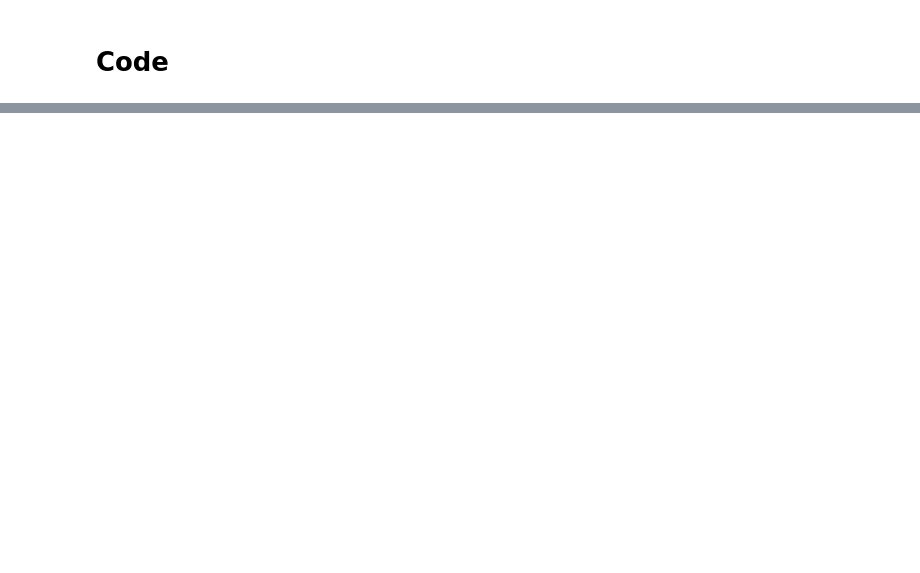
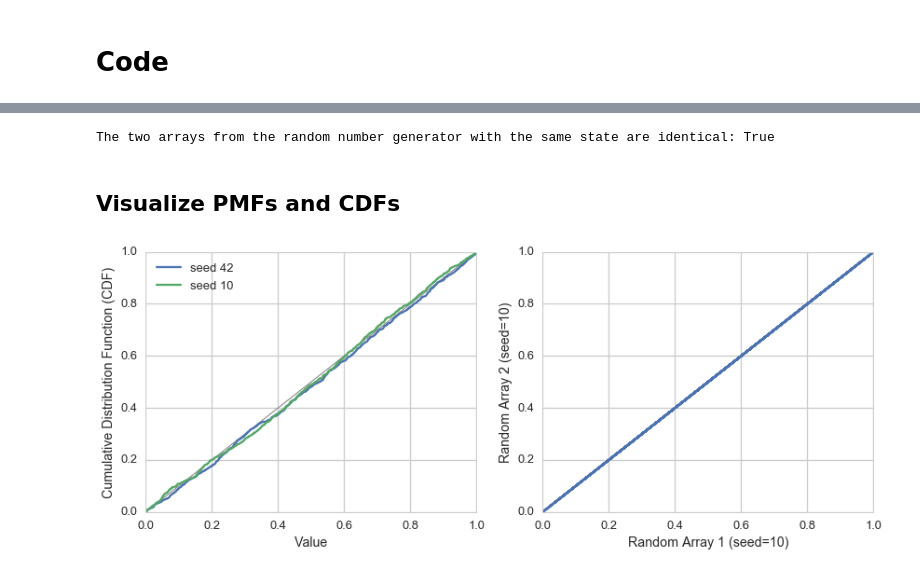
Before and after one commit to anhlbt/dsp, a Jupyter notebook: statistics/4-2-random_dist.ipynb, the cells around one changed output, grey strips where cells are left out. Drawn from its saved outputs; the diff is of its cells as text; code cells hidden in the pictures; blank space fills up the shorter version.

```diff
--- a/statistics/4-2-random_dist.ipynb
+++ b/statistics/4-2-random_dist.ipynb
@@ -94,0 +77,20 @@ compare_42 = stats.norm.cdf(xdata_42, loc=0.0, scale=1.0)
+# %%
+size = 1000
+
+# Random data with seed of 42
+random.seed(42)
+
+rand_42 = generate_array(size)
+pmf_42 = make_PMF(rand_42)
+cdf_42 = make_CDF(pmf_42)
+
+# Random data with seed of 10
+random.seed(10)
+state = random.getstate()
+
+rand_10 = generate_array(size)
+pmf_10 = make_PMF(rand_10)
+cdf_10 = make_CDF(pmf_10)
+
+random.setstate(state)
+rand_10_2 = generate_array(size) # second random array
@@ -94,0 +101,29 @@ compare_42 = stats.norm.cdf(xdata_42, loc=0.0, scale=1.0)
+# %%
+are_identical = np.allclose(rand_10, rand_10_2)
+print('The two arrays from the random number generator with the same state are identical: {}'.format(are_identical))
+# %% [output]
+The two arrays from the random number generator with the same state are identical: True
+# %% [markdown]
+## Visualize PMFs and CDFs
+# %%
+sns.set_context('talk')
+sns.set_style('whitegrid')
+
+fig, [ax1, ax2] = plt.subplots(ncols=2)
+fig.set_size_inches(14, 5)
+
+ax1.plot([0,1], [0,1], color='gray', lw=1.0)
+cdf_42.plot('value', 'prob', ax=ax1, label='seed 42')
+cdf_10.plot('value', 'prob', ax=ax1, label='seed 10')
+
+ax1.set_xlim((0,1))
+ax1.set_ylim((0,1))
+ax1.set_xlabel('Value')
+ax1.set_ylabel('Cumulative Distribution Function (CDF)')
+ax1.legend(loc=0)
+
+ax2.plot(rand_10, rand_10_2, marker='', ls='-')
+ax2.set_xlabel('Random Array 1 (seed=10)')
+_ = ax2.set_ylabel('Random Array 2 (seed=10)')
+# %% [output]
+[figure, added]
```
Also changed, not shown: parts of 17 cells of this notebook, 5 other files.
